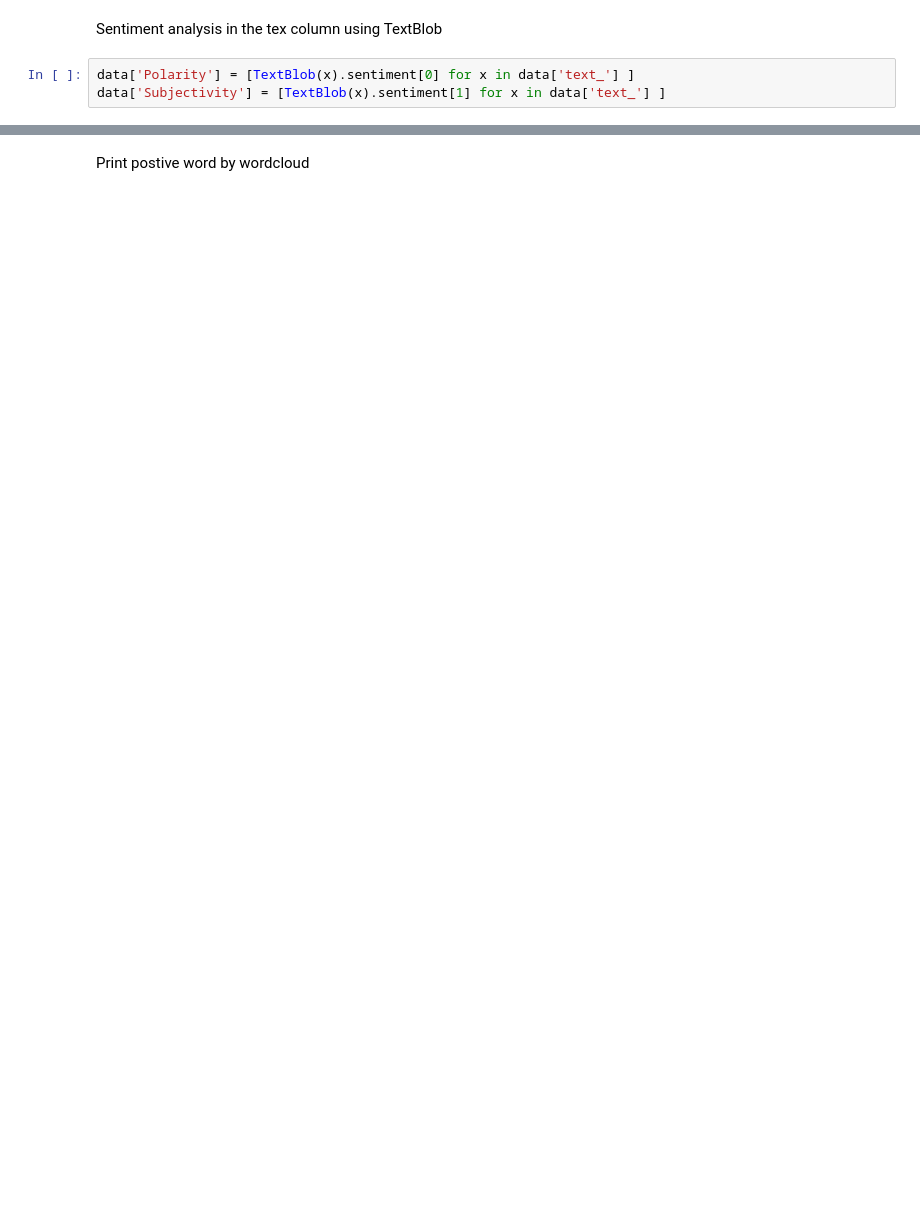
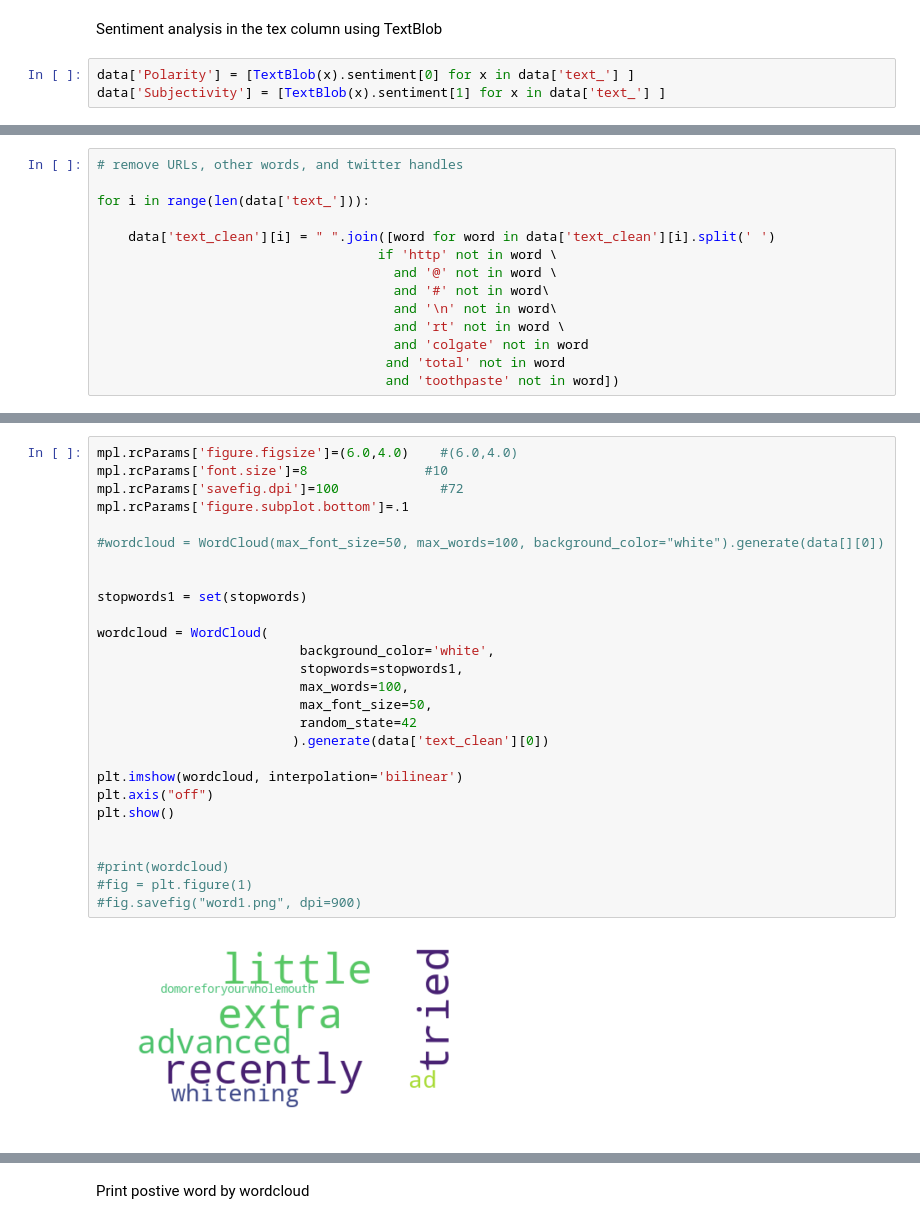
Before and after one commit to cyuancheng/NLP_Yelp_review, a Jupyter notebook: NLP_1_twitter.ipynb, the cells around one changed output, grey strips where cells are left out. Saved outputs shown, nothing was run; the diff lists cells and outputs as text; blank space fills up the shorter version.

```diff
--- a/NLP_1_twitter.ipynb
+++ b/NLP_1_twitter.ipynb
@@ -308,0 +335,14 @@ plt.show()
+# %%
+# remove URLs, other words, and twitter handles
+
+for i in range(len(data['text_'])):
+
+    data['text_clean'][i] = " ".join([word for word in data['text_clean'][i].split(' ')
+                                    if 'http' not in word \
+                                      and '@' not in word \
+                                      and '#' not in word\
+                                      and '\n' not in word\
+                                      and 'rt' not in word \
+                                      and 'colgate' not in word
+                                     and 'total' not in word
+                                     and 'toothpaste' not in word])
@@ -308,0 +374,29 @@ plt.show()
+# %%
+mpl.rcParams['figure.figsize']=(6.0,4.0)    #(6.0,4.0)
+mpl.rcParams['font.size']=8               #10
+mpl.rcParams['savefig.dpi']=100             #72
+mpl.rcParams['figure.subplot.bottom']=.1
+
+#wordcloud = WordCloud(max_font_size=50, max_words=100, background_color="white").generate(data[][0])
+
+
+stopwords1 = set(stopwords)
+
+wordcloud = WordCloud(
+                          background_color='white',
+                          stopwords=stopwords1,
+                          max_words=100,
+                          max_font_size=50,
+                          random_state=42
+                         ).generate(data['text_clean'][0])
+
+plt.imshow(wordcloud, interpolation='bilinear')
+plt.axis("off")
+plt.show()
+
+
+#print(wordcloud)
+#fig = plt.figure(1)
+#fig.savefig("word1.png", dpi=900)
+# %% [output]
+[figure, added]
```
Also changed, not shown: parts of 24 cells of this notebook.
